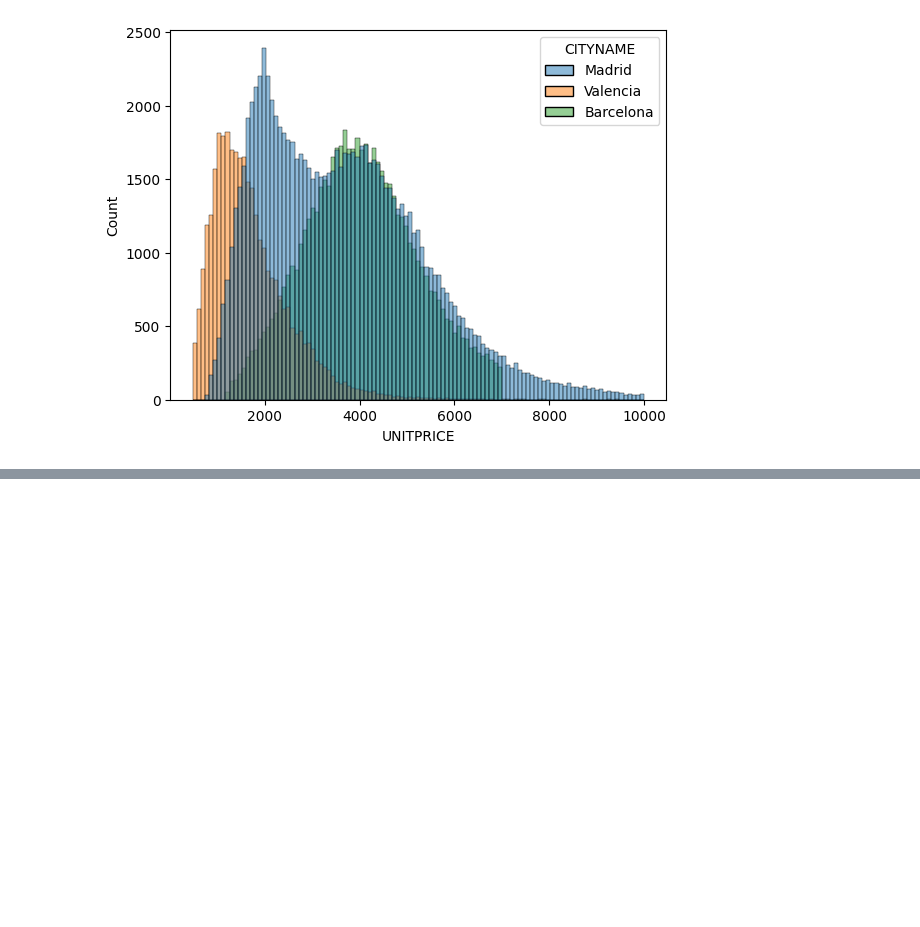
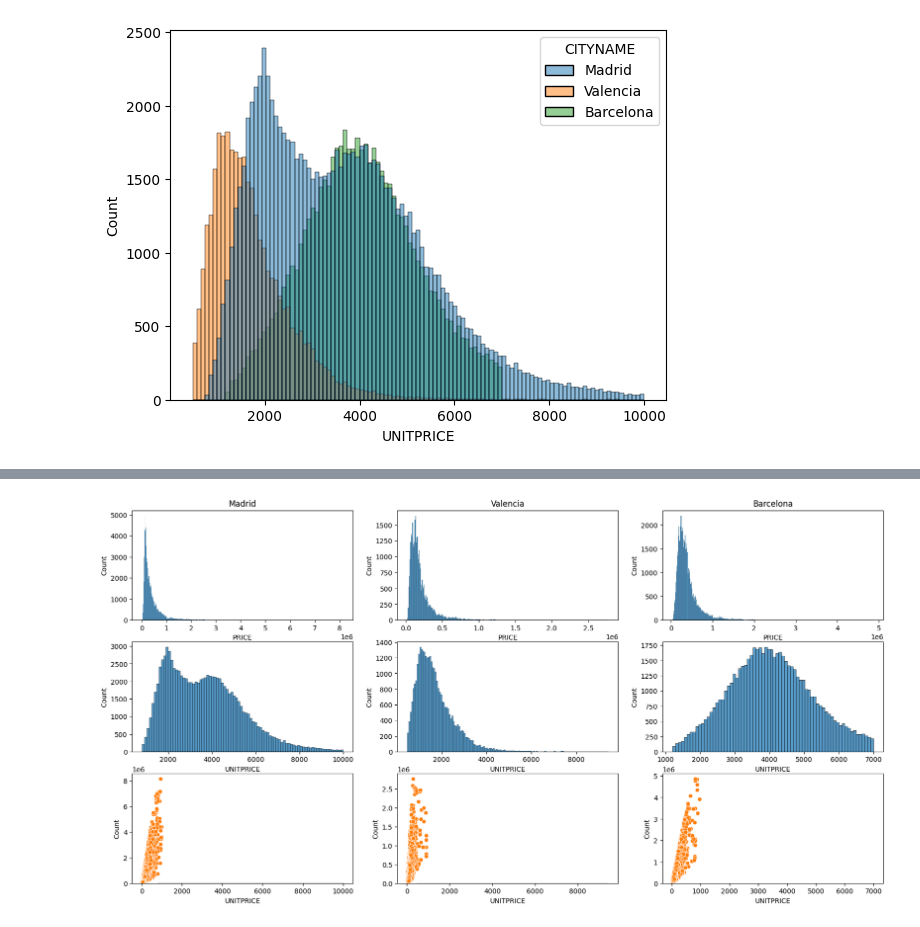
Before and after one commit to LucasDR140603/Proyecto-Idealista, a Jupyter notebook: 01_limpieza_eda.ipynb, the cells around one changed output, grey strips where cells are left out. Drawn from its saved outputs; the diff is of its cells as text; code cells hidden in the pictures; blank space fills up the shorter version.

```diff
--- a/01_limpieza_eda.ipynb
+++ b/01_limpieza_eda.ipynb
@@ -209,0 +228,4 @@ print(f"Nulos en la columna unificada: {nulos_final}  ({nulos_final/total_filas*
+# %%
+df=df[(df['DISTANCE_TO_CITY_CENTER']<150)]
+# %%
+df=df.drop(columns=['CONSTRUCTIONYEAR'])
@@ -209,0 +317,29 @@ print(f"Nulos en la columna unificada: {nulos_final}  ({nulos_final/total_filas*
+# %%
+df=df[(df['DISTANCE_TO_CITY_CENTER']<150)]
+ciudades=df['CITYNAME'].unique()
+plt.figure(figsize=(20,10))
+for i,c in enumerate(ciudades):
+    plt.subplot(3,len(ciudades),(i+1))
+    sns.histplot(
+        x='PRICE',
+        data=df[df['CITYNAME']==c]
+    )
+    plt.title(c)
+    plt.subplot(3,len(ciudades),(i+4))
+    sns.histplot(
+        x='UNITPRICE',
+        data=df[df['CITYNAME']==c]
+    )
+    plt.subplot(3,len(ciudades),(i+7))
+    sns.histplot(
+        x='UNITPRICE',
+        data=df[df['CITYNAME']==c]
+    )
+    sns.scatterplot(
+        x='CONSTRUCTEDAREA',
+        y='PRICE',
+        data=df[df['CITYNAME']==c]
+    )
+plt.show()
+# %% [output]
+[figure, added]
```
Also changed, not shown: parts of 10 cells of this notebook.
